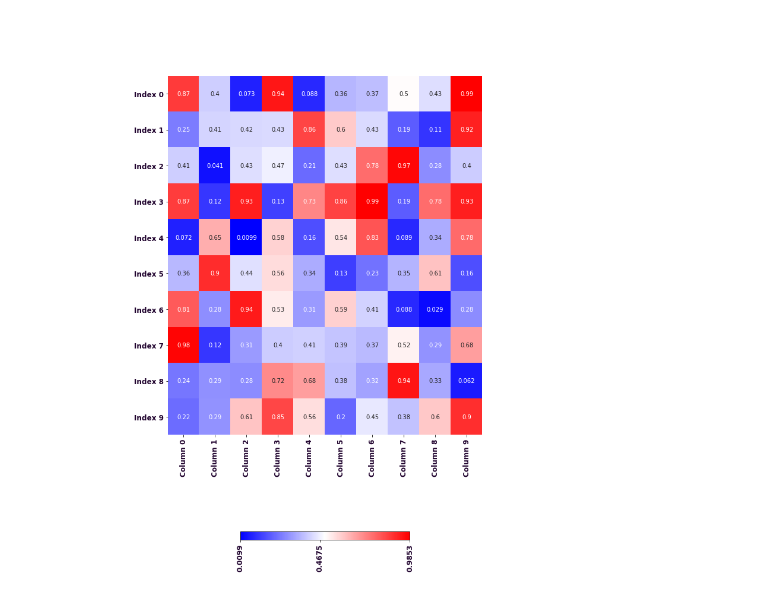
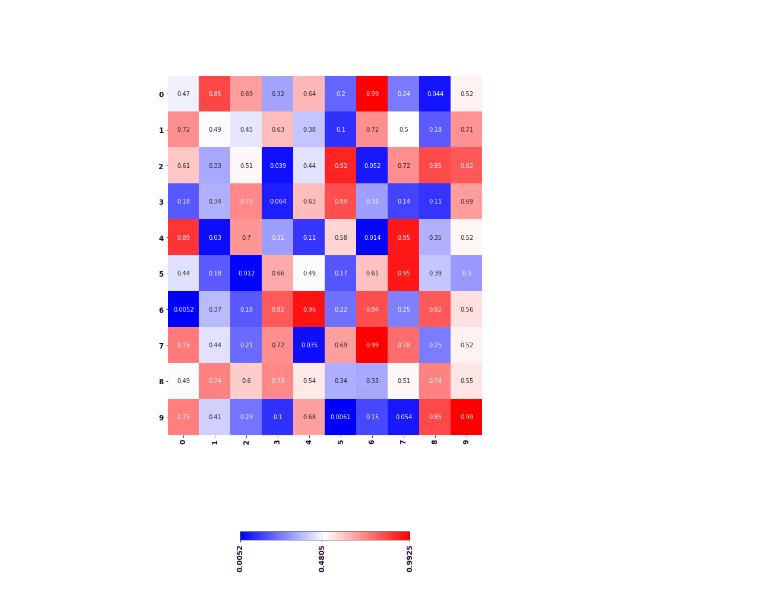
Before and after one commit to KwatMDPhD/ccal, a Jupyter notebook: notebook/ccal.ipynb, the cells around one changed output. Saved outputs shown, nothing was run; the diff lists cells and outputs as text; code cells hidden in the pictures.

```diff
--- a/notebook/ccal.ipynb
+++ b/notebook/ccal.ipynb
@@ -10,13 +10,15 @@ import ccal
 # %%
 # Use ccal
 
-df = ccal.simulate_df(10, 10)
+import numpy as np
+import pandas as pd
 
+df = pd.DataFrame(np.random.random_sample((10, 10)))
 
 %matplotlib inline
 ccal.plot_heatmap(df)
 # %% [output]
-[figure, old version]
+[figure, new version]
 # %%
 # List ccal attributes
 
```
Also changed, not shown: parts of 1 cell of this notebook, 2 other files.
